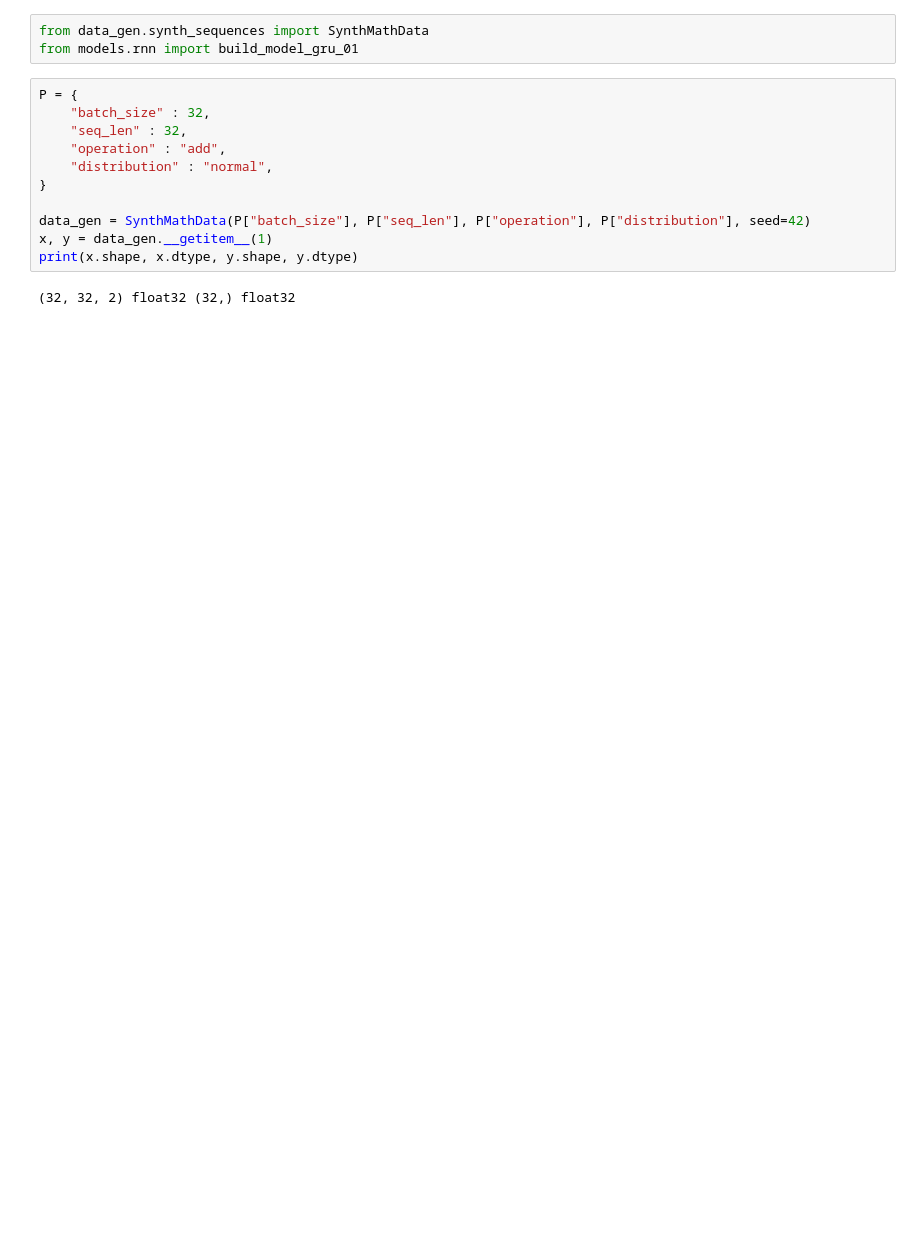
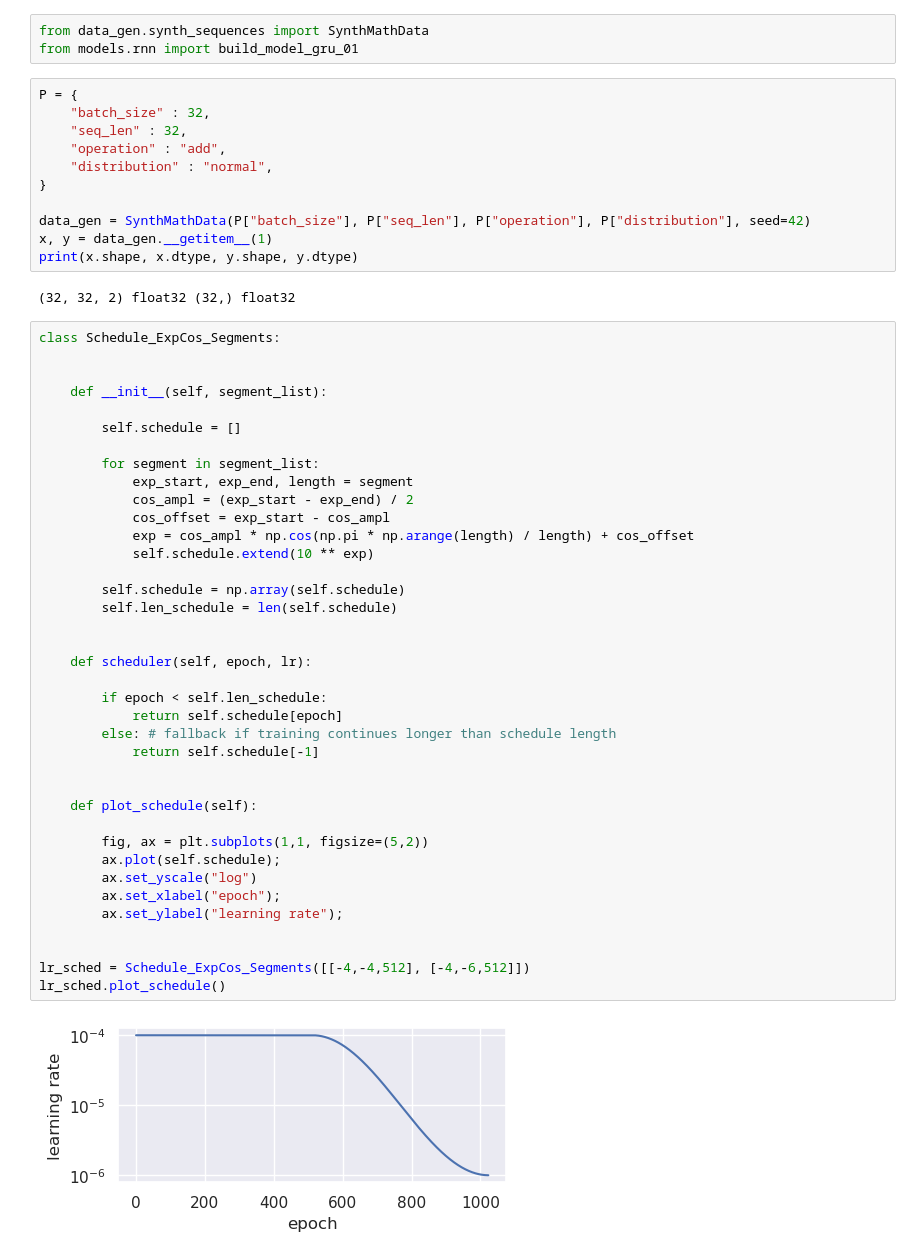
Before and after one commit to FriedChips/dl_basics, a Jupyter notebook: experiments/sequences_add_mult.ipynb, the cells around one changed output. Drawn from its saved outputs; the diff is of its cells as text; blank space fills up the shorter version.

```diff
--- a/experiments/sequences_add_mult.ipynb
+++ b/experiments/sequences_add_mult.ipynb
@@ -54,6 +48,46 @@ x, y = data_gen.__getitem__(1)
 print(x.shape, x.dtype, y.shape, y.dtype)
 # %% [output]
 (32, 32, 2) float32 (32,) float32
+# %%
+class Schedule_ExpCos_Segments:
+
+
+    def __init__(self, segment_list):
+
+        self.schedule = []
+
+        for segment in segment_list:
+            exp_start, exp_end, length = segment
+            cos_ampl = (exp_start - exp_end) / 2
+            cos_offset = exp_start - cos_ampl
+            exp = cos_ampl * np.cos(np.pi * np.arange(length) / length) + cos_offset
+            self.schedule.extend(10 ** exp)
+
+        self.schedule = np.array(self.schedule)
+        self.len_schedule = len(self.schedule)
+
+
+    def scheduler(self, epoch, lr):
+
+        if epoch < self.len_schedule:
+            return self.schedule[epoch]
+        else: # fallback if training continues longer than schedule length
+            return self.schedule[-1]
+
+
+    def plot_schedule(self):
+
+        fig, ax = plt.subplots(1,1, figsize=(5,2))
+        ax.plot(self.schedule);
+        ax.set_yscale("log")
+        ax.set_xlabel("epoch");
+        ax.set_ylabel("learning rate");
+
+
+lr_sched = Schedule_ExpCos_Segments([[-4,-4,512], [-4,-6,512]])
+lr_sched.plot_schedule()
+# %% [output]
+[figure, added]
 # %%
 # init new run
 
```
Also changed, not shown: parts of 6 cells of this notebook, 1 other file.
